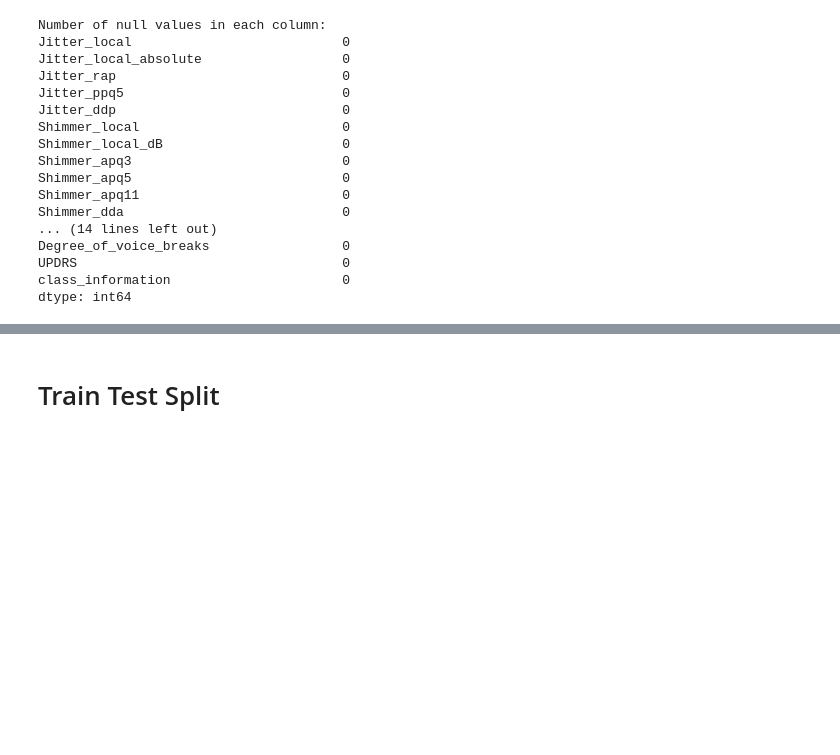
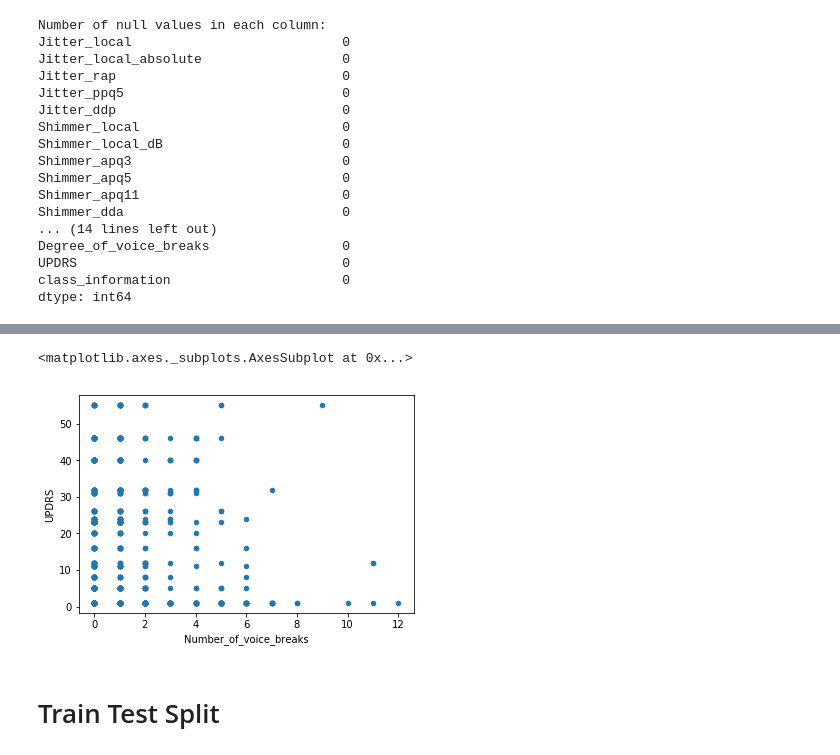
Before and after one commit to cjacques4/Parkinson-Speech-Dataset-with-Multiple-Types-of-Sound-Recordings, a Jupyter notebook: Projet_Python_DataAnalysis.ipynb, the cells around one changed output, grey strips where cells are left out. Cells and saved outputs as stored; diff of their text form; code cells hidden in the pictures; blank space fills up the shorter version.

```diff
--- a/Projet_Python_DataAnalysis.ipynb
+++ b/Projet_Python_DataAnalysis.ipynb
@@ -111,3 +199,8 @@ dtype: int64
+# %%
+df.plot.scatter("Number_of_voice_breaks", "UPDRS")
+# %% [output]
+<matplotlib.axes._subplots.AxesSubplot at 0x...>
+[figure, added]
 # %% [markdown]
 # Train Test Split
 # %%
```
Also changed, not shown: parts of 19 cells of this notebook, 2 other files.
